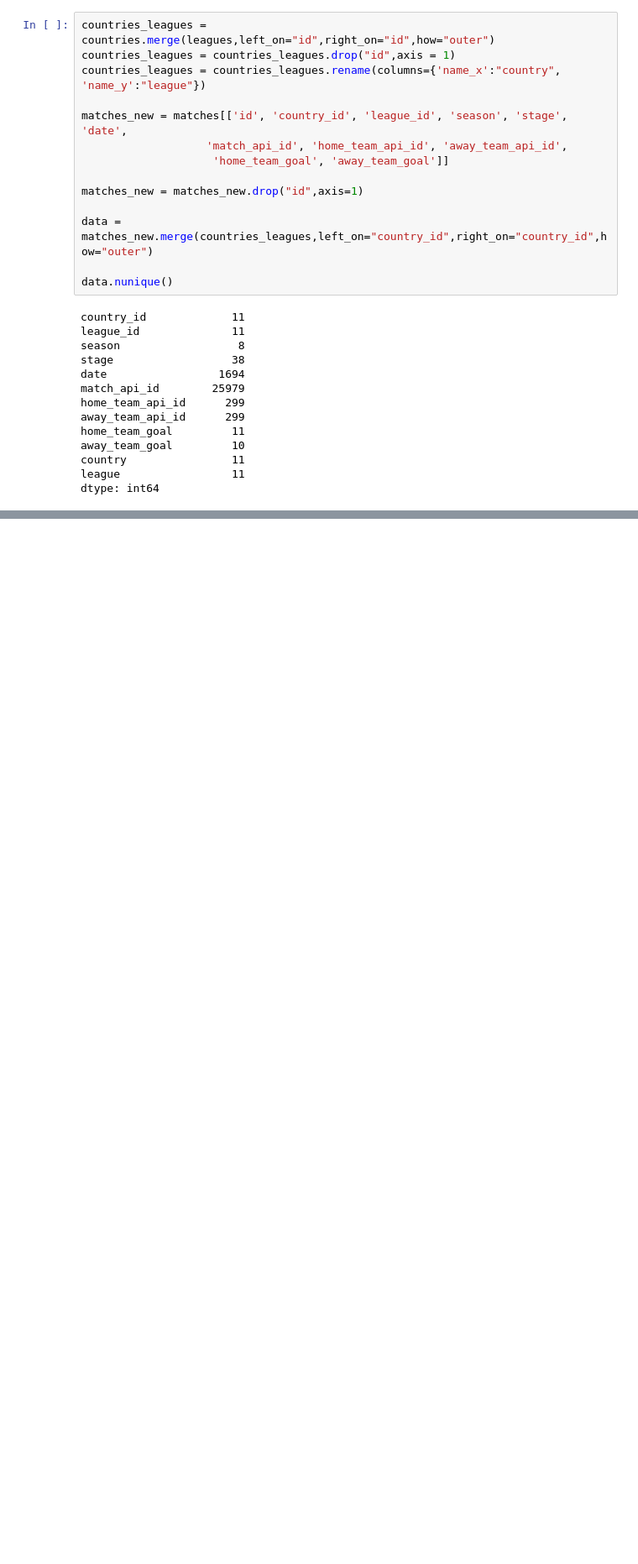
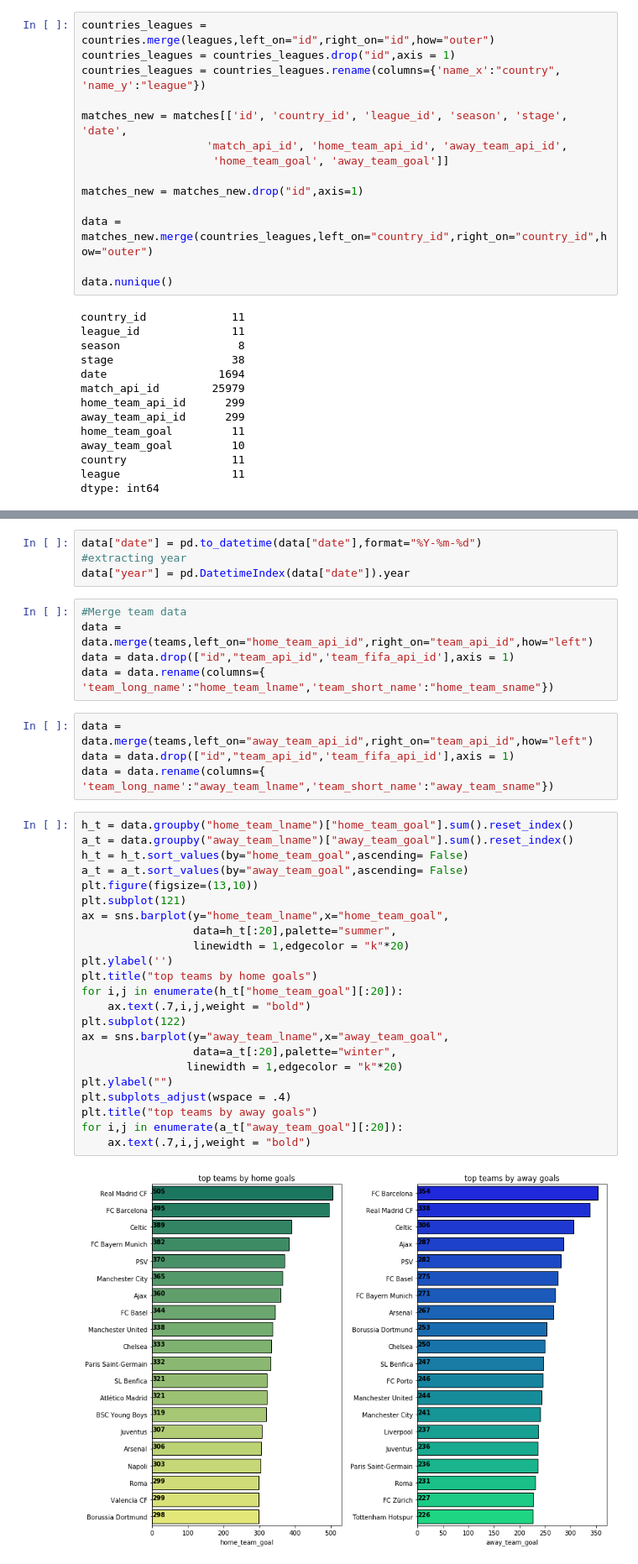
Before and after one commit to iamkucuk/further_investigation_of_football_data_analysis, a Jupyter notebook: notebooks/eda.ipynb, the cells around one changed output, grey strips where cells are left out. Shown at 84% size. Saved outputs shown, nothing was run; the diff lists cells and outputs as text; blank space fills up the shorter version.

```diff
--- a/notebooks/eda.ipynb
+++ b/notebooks/eda.ipynb
@@ -113,0 +144,38 @@ plt.show()
+# %%
+data["date"] = pd.to_datetime(data["date"],format="%Y-%m-%d")
+#extracting year
+data["year"] = pd.DatetimeIndex(data["date"]).year
+# %%
+#Merge team data
+data = data.merge(teams,left_on="home_team_api_id",right_on="team_api_id",how="left")
+data = data.drop(["id","team_api_id",'team_fifa_api_id'],axis = 1)
+data = data.rename(columns={ 'team_long_name':"home_team_lname",'team_short_name':"home_team_sname"})
+# %%
+data = data.merge(teams,left_on="away_team_api_id",right_on="team_api_id",how="left")
+data = data.drop(["id","team_api_id",'team_fifa_api_id'],axis = 1)
+data = data.rename(columns={ 'team_long_name':"away_team_lname",'team_short_name':"away_team_sname"})
+# %%
+h_t = data.groupby("home_team_lname")["home_team_goal"].sum().reset_index()
+a_t = data.groupby("away_team_lname")["away_team_goal"].sum().reset_index()
+h_t = h_t.sort_values(by="home_team_goal",ascending= False)
+a_t = a_t.sort_values(by="away_team_goal",ascending= False)
+plt.figure(figsize=(13,10))
+plt.subplot(121)
+ax = sns.barplot(y="home_team_lname",x="home_team_goal",
+                 data=h_t[:20],palette="summer",
+                 linewidth = 1,edgecolor = "k"*20)
+plt.ylabel('')
+plt.title("top teams by home goals")
+for i,j in enumerate(h_t["home_team_goal"][:20]):
+    ax.text(.7,i,j,weight = "bold")
+plt.subplot(122)
+ax = sns.barplot(y="away_team_lname",x="away_team_goal",
+                 data=a_t[:20],palette="winter",
+                linewidth = 1,edgecolor = "k"*20)
+plt.ylabel("")
+plt.subplots_adjust(wspace = .4)
+plt.title("top teams by away goals")
+for i,j in enumerate(a_t["away_team_goal"][:20]):
+    ax.text(.7,i,j,weight = "bold")
+# %% [output]
+[figure, added]
```
Also changed, not shown: parts of 17 cells of this notebook, 4 other files.
